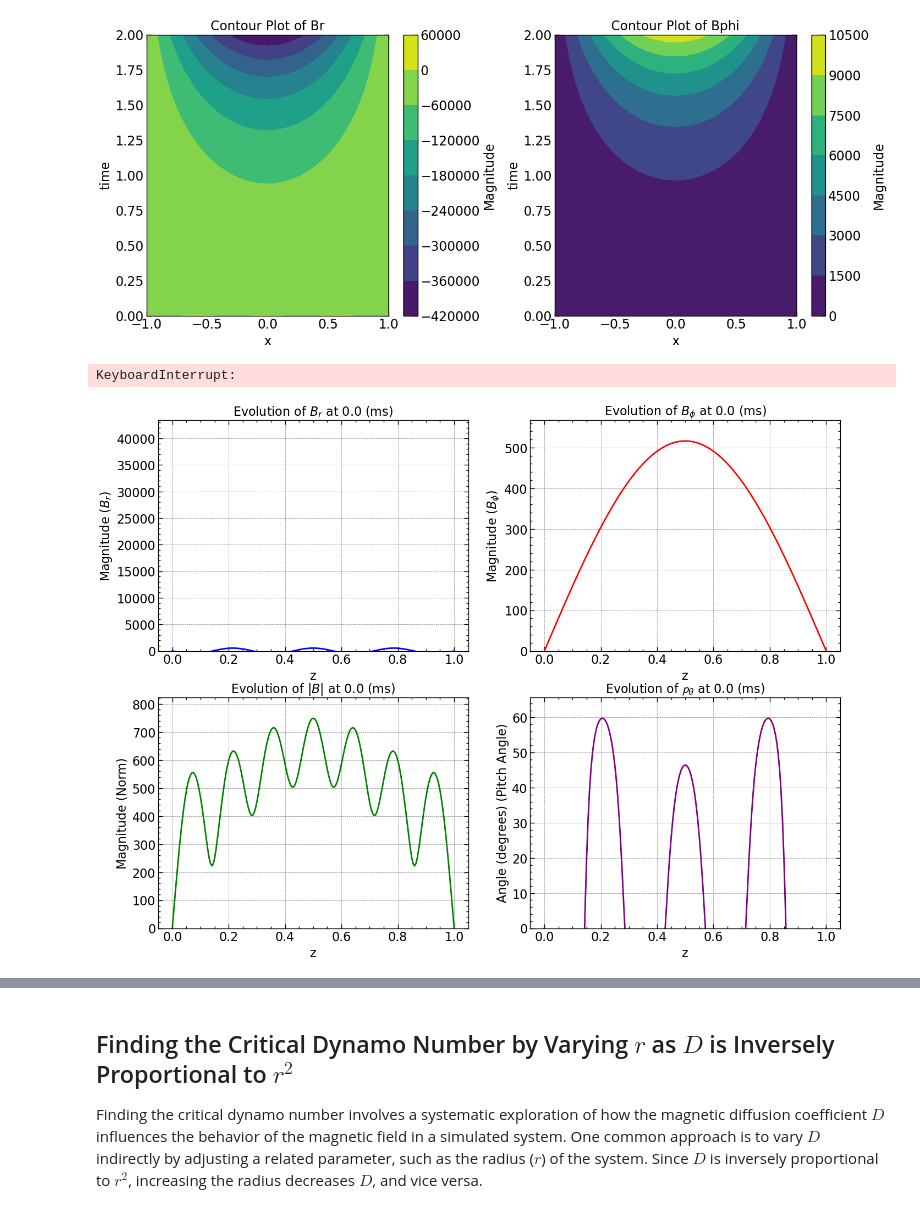
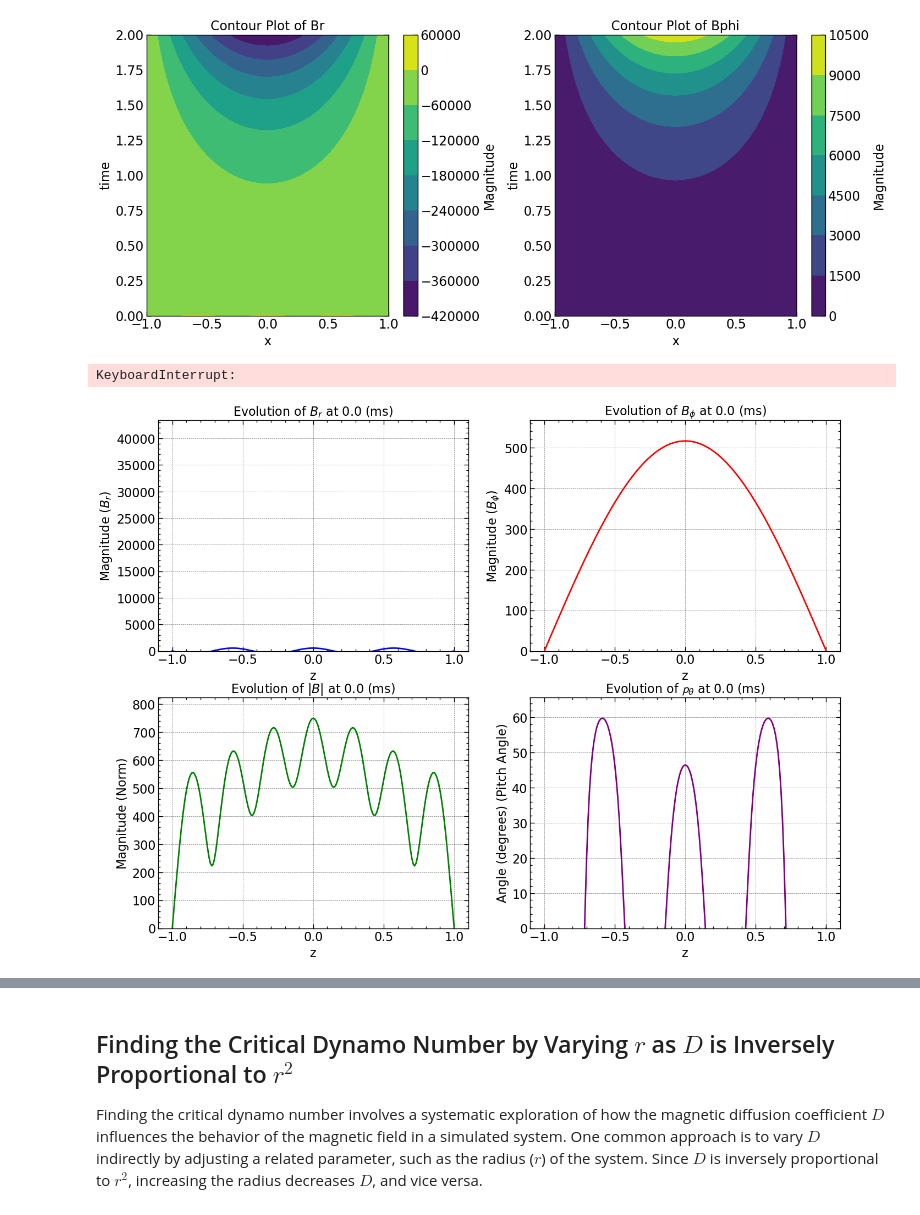
Before and after one commit to SagarPrakashBarad/GalacticDynamos, a Jupyter notebook: _build/jupyter_execute/Alpha_Omega_Dynamos/z_approximation/Alpha_Omega_Dynamo.ipynb, the cells around one changed output, grey strips where cells are left out. Saved outputs shown, nothing was run; the diff lists cells and outputs as text; code cells hidden in the pictures.

Commit message:
added TA's plots

```diff
--- a/_build/jupyter_execute/Alpha_Omega_Dynamos/z_approximation/Alpha_Omega_Dynamo.ipynb
+++ b/_build/jupyter_execute/Alpha_Omega_Dynamos/z_approximation/Alpha_Omega_Dynamo.ipynb
@@ -468,25 +468,25 @@ pitch_angle = np.arctan2(Br, Bphi) * (180 / np.pi)
 
 fig, axs = plt.subplots(2, 2, figsize=(16, 12))
 # Plot Br
-line_br, = axs[0, 0].plot(np.linspace(0, 1, Br.shape[0]), Br[:, 0], color='blue', label='Br')
+line_br, = axs[0, 0].plot(np.linspace(-1, 1, Br.shape[0]), Br[:, 0], color='blue', label='Br')
 axs[0, 0].set_xlabel('z')
 axs[0, 0].set_ylabel('Magnitude')
 axs[0, 0].set_title('Evolution of Br')
 
 # Plot Bphi
-line_bphi, = axs[0, 1].plot(np.linspace(0, 1, Bphi.shape[0]), Bphi[:, 0], color='red', label='Bphi')
+line_bphi, = axs[0, 1].plot(np.linspace(-1, 1, Bphi.shape[0]), Bphi[:, 0], color='red', label='Bphi')
 axs[0, 1].set_xlabel('z')
 axs[0, 1].set_ylabel('Magnitude')
 axs[0, 1].set_title('Evolution of Bphi')
 
 # Plot Norm
-line_norm, = axs[1, 0].plot(np.linspace(0, 1, norm_squared_sum.shape[0]), norm_squared_sum[:, 0], color='green', label='Norm')
+line_norm, = axs[1, 0].plot(np.linspace(-1, 1, norm_squared_sum.shape[0]), norm_squared_sum[:, 0], color='green', label='Norm')
 axs[1, 0].set_xlabel('z')
 axs[1, 0].set_ylabel('Magnitude')
 axs[1, 0].set_title('Evolution of Norm')
 
 
-line_pitch, = axs[1, 1].plot(np.linspace(0, 1, pitch_angle.shape[0]), pitch_angle[:, 0], color='purple', label='Pitch Angle')
+line_pitch, = axs[1, 1].plot(np.linspace(-1, 1, pitch_angle.shape[0]), pitch_angle[:, 0], color='purple', label='Pitch Angle')
 axs[1, 1].set_xlabel('z')
 axs[1, 1].set_ylabel('Angle (degrees)')
 axs[1, 1].set_title('Evolution of Pitch Angle')
@@ -509,34 +509,34 @@ def update(frame):
     max_y_br = np.max(Br_data)
     max_y_bphi = np.max(Bphi_data)
     max_y_norm = np.max(norm_data)
     max_y_pitch = np.max(pitch_data)
 
     axs[0, 0].set_ylim(0, max_y_br * 80)
     axs[0, 1].set_ylim(0, max_y_bphi * 1.1)
     axs[1, 0].set_ylim(0, max_y_norm * 1.1)
     axs[1, 1].set_ylim(0, max_y_pitch * 1.1)
 
     # Update y-axis labels
     axs[0, 0].set_ylabel(r'Magnitude ($B_r$)')
     axs[0, 1].set_ylabel(r'Magnitude ($B_\phi$)')
     axs[1, 0].set_ylabel(r'Magnitude (Norm)')
     axs[1, 1].set_ylabel(r'Angle (degrees) (Pitch Angle)')
 
     # Update titles
     axs[0, 0].set_title(r'Evolution of $B_r$ at %s (ms)' % time)
     axs[0, 1].set_title(r'Evolution of $B_{\phi}$ at %s (ms)' % time)
     axs[1, 0].set_title(r'Evolution of $|B|$ at %s (ms)' % time)
     axs[1, 1].set_title(r'Evolution of $\mathcal{p}_{\theta}$ at %s (ms)' % time)
 
     return line_br, line_bphi, line_norm, line_pitch
 
 ani = FuncAnimation(fig, update, frames=range(Br.shape[1]), interval=100)
 ani.save('results/Br_Bphi_Norm_Pitch_evolution_above_critical_D.gif', writer='pillow')
 
 plt.show()
 # %% [output]
 KeyboardInterrupt:
-[figure, old version]
+[figure, new version]
 # %% [markdown]
 Here is how all the relevant values evolve with time.
 
```
Also changed, not shown: parts of 11 cells of this notebook, 50 other files.
